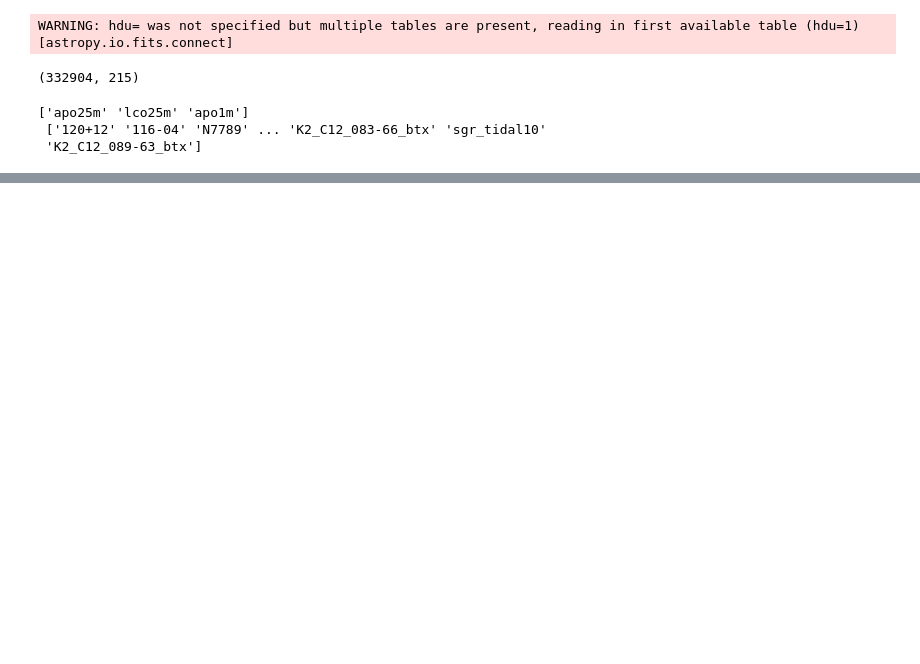
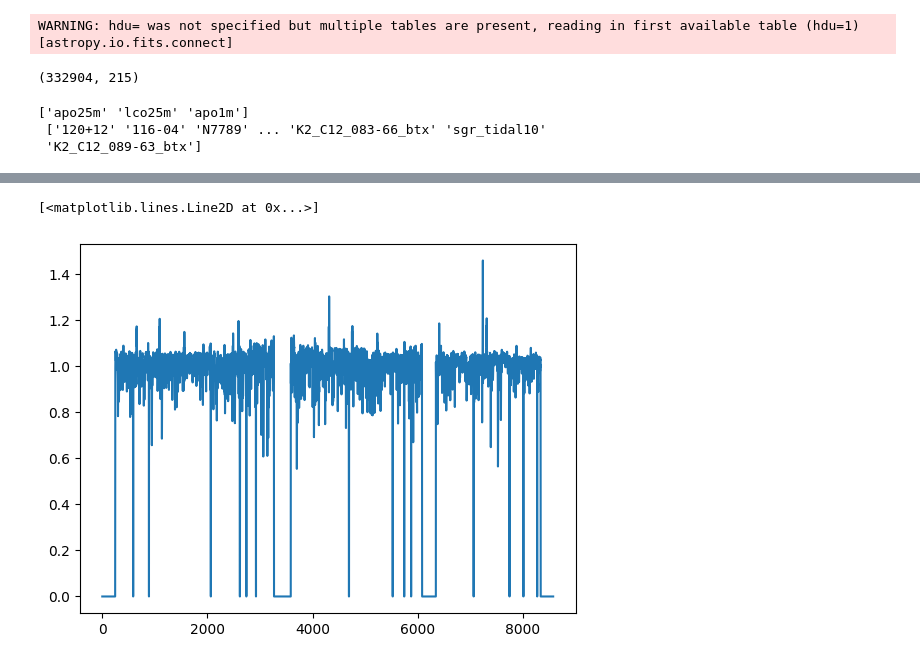
Before and after one commit to jiadonglee/aspgap, a Jupyter notebook: notebook/download_apogee.ipynb, the cells around one changed output, grey strips where cells are left out. Drawn from its saved outputs; the diff is of its cells as text; code cells hidden in the pictures; blank space fills up the shorter version.

```diff
--- a/notebook/download_apogee.ipynb
+++ b/notebook/download_apogee.ipynb
@@ -145,0 +178,5 @@ def read_spec(fname):
+# %%
+plt.plot(result[10]['flux'])
+# %% [output]
+[<matplotlib.lines.Line2D at 0x...>]
+[figure, added]
```
Also changed, not shown: parts of 9 cells of this notebook, 2 other files.
